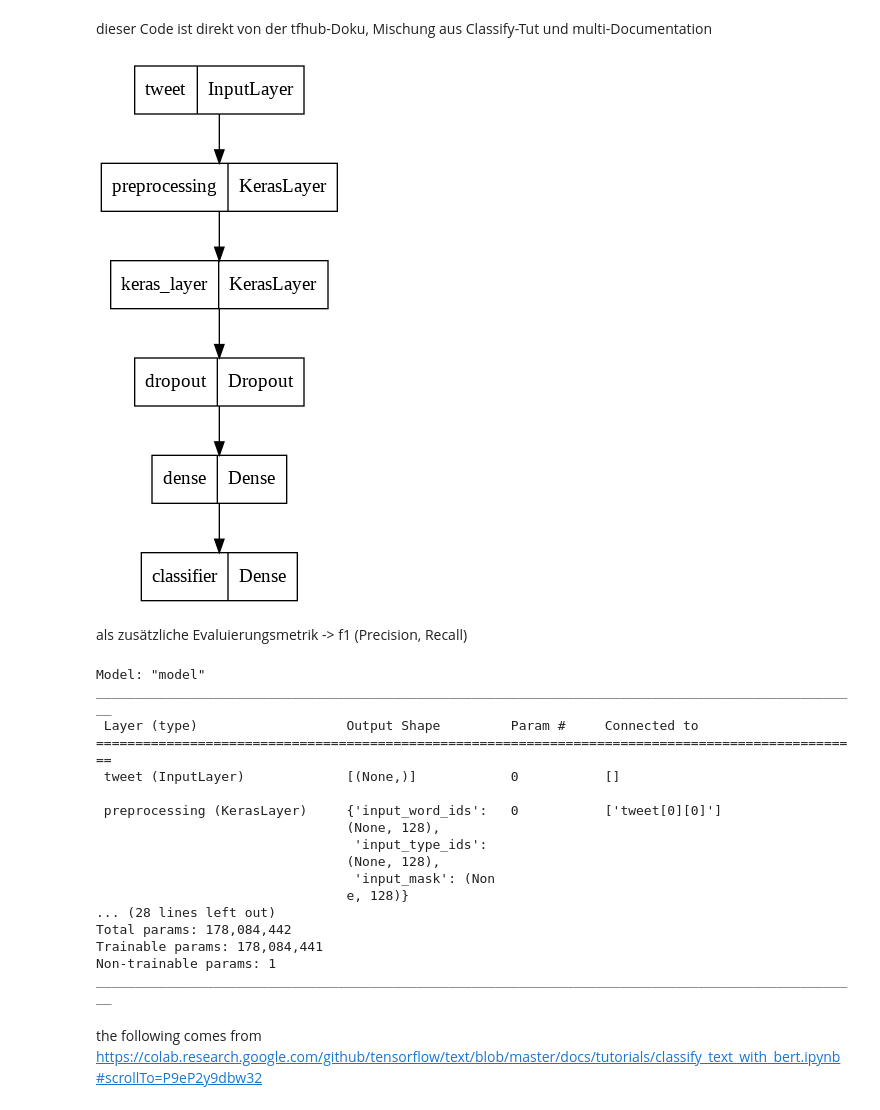
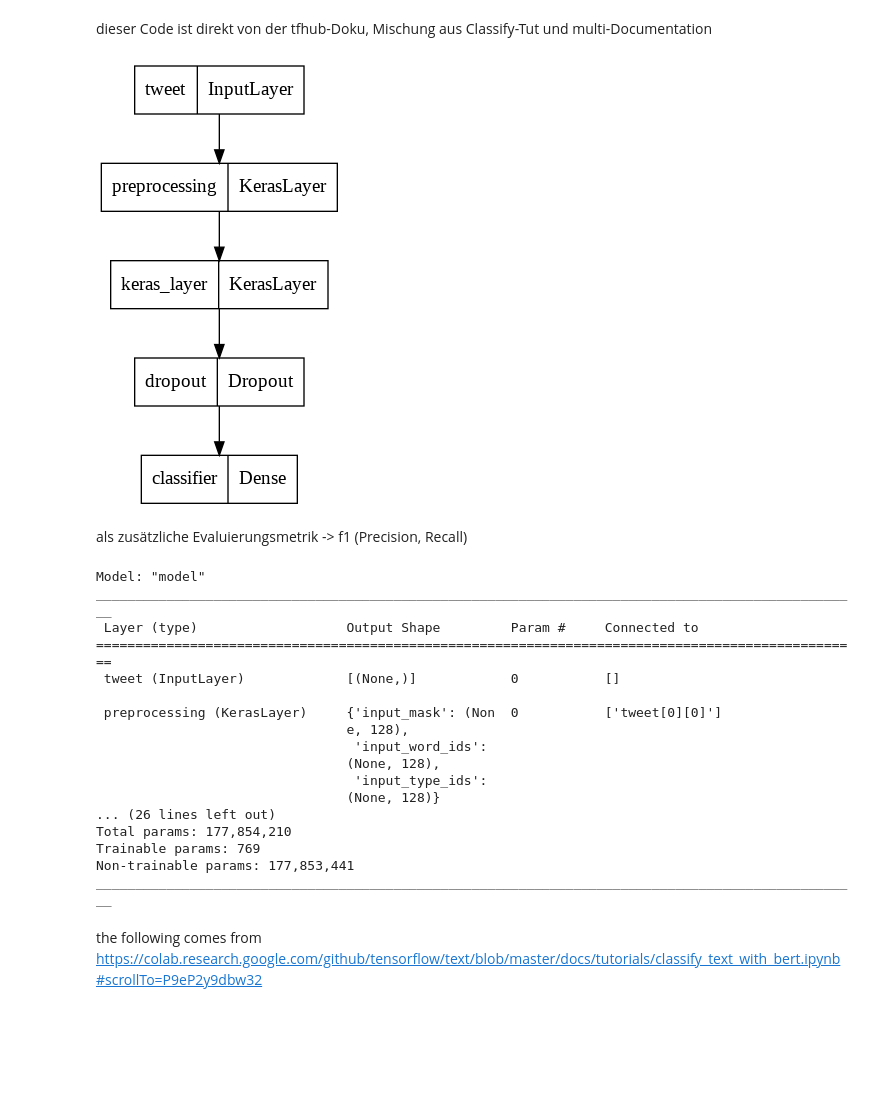
Before and after one commit to BiancaStadl/Bachelorarbeit, a Jupyter notebook: 01_working_trial_tfhub_multi_BERT.ipynb, the cells around one changed output. Drawn from its saved outputs; the diff is of its cells as text; code cells hidden in the pictures; blank space fills up the shorter version.

```diff
--- a/01_working_trial_tfhub_multi_BERT.ipynb
+++ b/01_working_trial_tfhub_multi_BERT.ipynb
@@ -357,19 +354,19 @@ def build_simple_sentiment_classifier_model():
   text_input = tf.keras.layers.Input(shape=(), dtype=tf.string, name='tweet')
   preprocessor = hub.KerasLayer("https://tfhub.dev/tensorflow/bert_multi_cased_preprocess/3", name='preprocessing')
   encoder_inputs = preprocessor(text_input)
-  encoder = hub.KerasLayer("https://tfhub.dev/tensorflow/bert_multi_cased_L-12_H-768_A-12/4", trainable=True)
+  encoder = hub.KerasLayer("https://tfhub.dev/tensorflow/bert_multi_cased_L-12_H-768_A-12/4", trainable=False)
   outputs = encoder(encoder_inputs)
   pooled_output = outputs["pooled_output"]
   addedLayers = tf.keras.layers.Dropout(0.1)(pooled_output)#change me
-  addedLayers = tf.keras.layers.Dense(300, activation='relu')(addedLayers)#change me
+  #addedLayers = tf.keras.layers.Dense(300, activation='relu')(addedLayers)#change me
   addedLayers = tf.keras.layers.Dense(1, activation='sigmoid', name='classifier')(addedLayers)#change me
   return tf.keras.Model(text_input, addedLayers)
 # %%
-modelBERT012601 = build_simple_sentiment_classifier_model()
+modelBERT012602 = build_simple_sentiment_classifier_model()
 # %%
-tf.keras.utils.plot_model(modelBERT012601)
+tf.keras.utils.plot_model(modelBERT012602)
 # %% [output]
-[figure, old version]
+[figure, new version]
 # %% [markdown]
 als zusätzliche Evaluierungsmetrik -> f1 (Precision, Recall)
 # %%
@@ -396,7 +393,7 @@ def metrics_f1(data_true, data_pred):
     recall_data = metrics_recall(data_true, data_pred)
     return 2*(precision_data*recall_data)/(precision_data+recall_data+K.epsilon())
 # %%
-modelBERT012601.summary()
+modelBERT012602.summary()
 # %% [output]
 Model: "model"
 __________________________________________________________________________________________________
@@ -404,16 +401,16 @@ ________________________________________________________________________________
 ==================================================================================================
  tweet (InputLayer)             [(None,)]            0           []
 
- preprocessing (KerasLayer)     {'input_word_ids':   0           ['tweet[0][0]']
+ preprocessing (KerasLayer)     {'input_mask': (Non  0           ['tweet[0][0]']
+                                e, 128),
+                                 'input_word_ids':
                                 (None, 128),
                                  'input_type_ids':
-                                (None, 128),
-                                 'input_mask': (Non
-                                e, 128)}
-... (28 lines left out)
-Total params: 178,084,442
-Trainable params: 178,084,441
-Non-trainable params: 1
+                                (None, 128)}
+... (26 lines left out)
+Total params: 177,854,210
+Trainable params: 769
+Non-trainable params: 177,853,441
 __________________________________________________________________________________________________
 # %%
 #model.layers[1].get_weights()[0].shape
```
Also changed, not shown: parts of 10 cells of this notebook.
